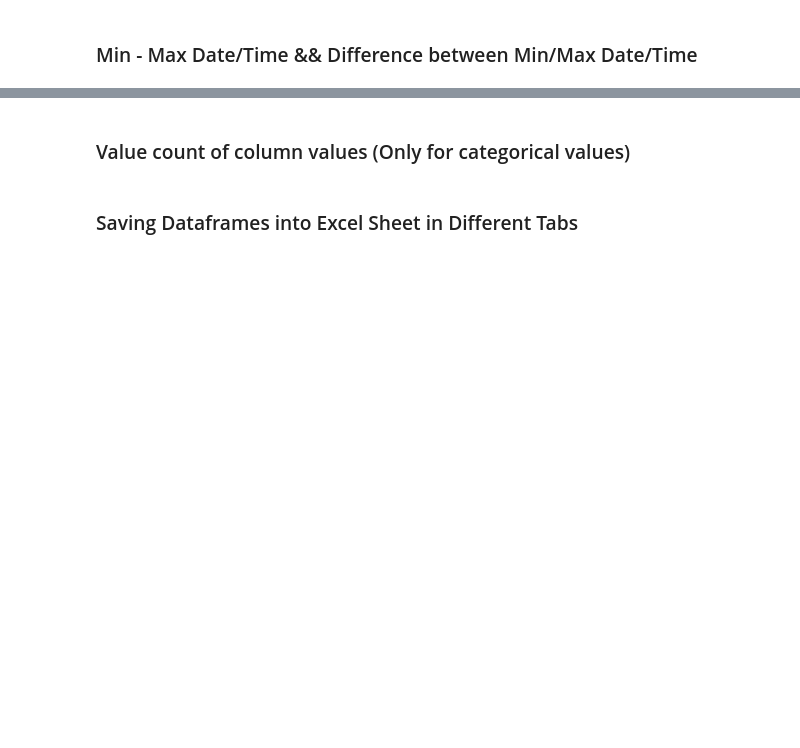
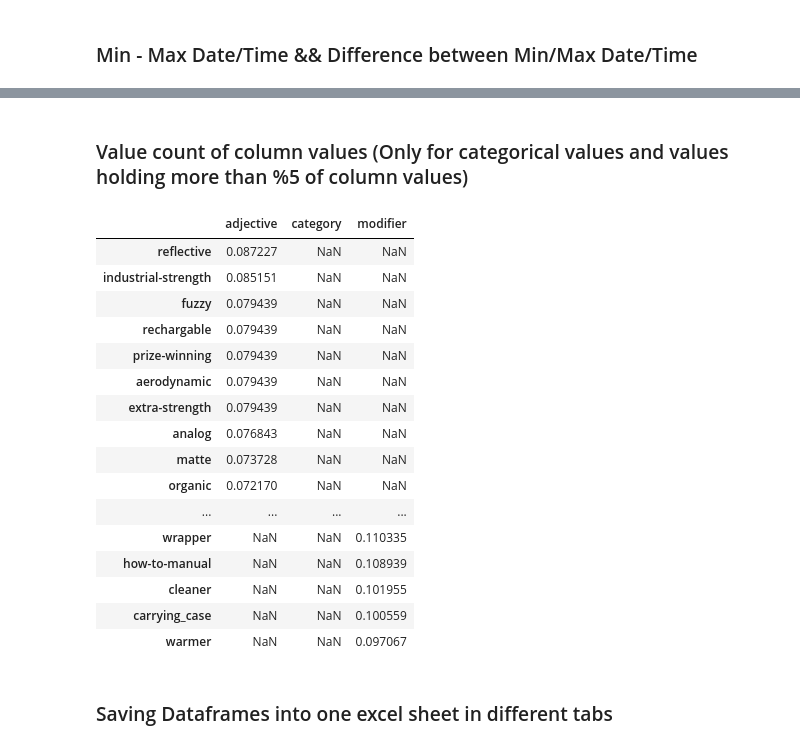
Before and after one commit to Giray18/data_analysis_tool, a Jupyter notebook: ver_1.ipynb, the cells around one changed output, grey strips where cells are left out. Drawn from its saved outputs; the diff is of its cells as text; code cells hidden in the pictures; blank space fills up the shorter version.

Commit message:
value_counts_completed

```diff
--- a/ver_1.ipynb
+++ b/ver_1.ipynb
@@ -198,2 +200,2 @@ display(df_date_min_max)
 # %% [markdown]
-### Value count of column values (Only for categorical values)
+### Value count of column values (Only for categorical values and values holding more than %5 of column values)
@@ -201,0 +202,34 @@ display(df_date_min_max)
+# %%
+#Created an empty dict to append series for out concat operation
+dict_1 = {}
+for i in df.columns:
+    if df[i].dtype in ["string","object"]:
+        s = df[i].explode().value_counts(normalize=True)
+        # Filtered values does not have more than %5 of all values in a particular column
+        s = s.loc[lambda x : x >= 0.05]
+        dict_1[i] = []
+        dict_1.update({i:s})
+        # Concat all series we created into one
+        df_ultimate = pd.concat(dict_1, axis = 1)
+        # Removed all null columns
+        df_ultimate = df_ultimate.loc[:,df_ultimate.notna().any(axis=0)]
+
+display(df_ultimate)
+# %% [output]
+|  | adjective | category | modifier |
+| reflective | 0.087227 | NaN | NaN |
+| industrial-strength | 0.085151 | NaN | NaN |
+| fuzzy | 0.079439 | NaN | NaN |
+| rechargable | 0.079439 | NaN | NaN |
+| prize-winning | 0.079439 | NaN | NaN |
+| aerodynamic | 0.079439 | NaN | NaN |
+| extra-strength | 0.079439 | NaN | NaN |
+| analog | 0.076843 | NaN | NaN |
+| matte | 0.073728 | NaN | NaN |
+| organic | 0.072170 | NaN | NaN |
+| ... | ... | ... | ... |
+| wrapper | NaN | NaN | 0.110335 |
+| how-to-manual | NaN | NaN | 0.108939 |
+| cleaner | NaN | NaN | 0.101955 |
+| carrying_case | NaN | NaN | 0.100559 |
+| warmer | NaN | NaN | 0.097067 |
@@ -202,4 +250,4 @@ display(df_date_min_max)
 # %% [markdown]
-### Saving Dataframes into Excel Sheet in Different Tabs
+### Saving Dataframes into one excel sheet in different tabs
 # %%
 writer = pd.ExcelWriter('dataset_analysis.xlsx', engine="xlsxwriter")
```
Also changed, not shown: parts of 14 cells of this notebook, 1 other file.
